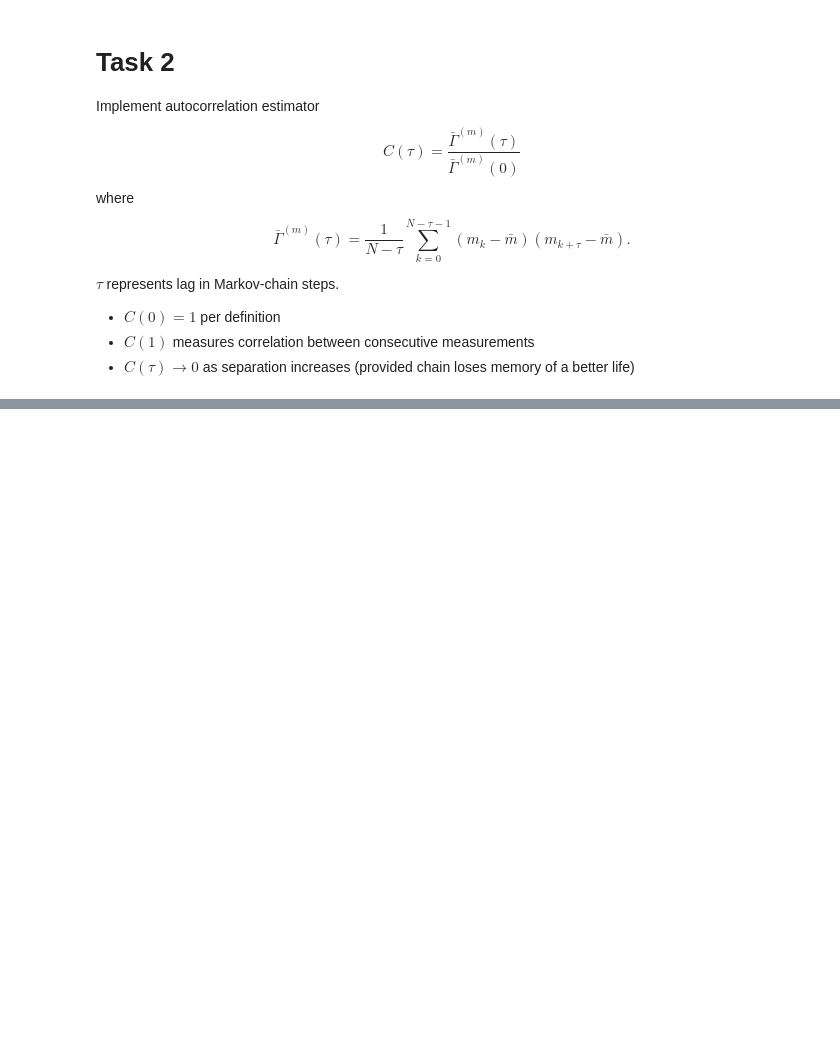
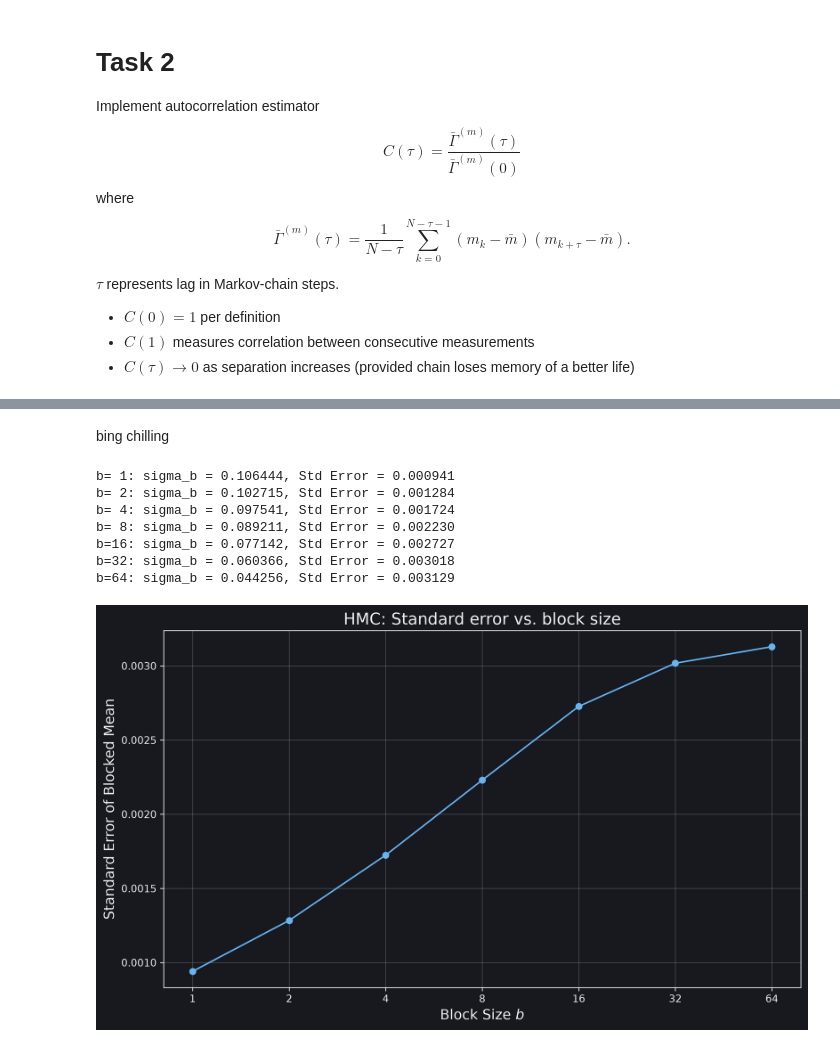
Before and after one commit to itzhaQQ/CompPhys, a Jupyter notebook: sheet04/cp04.ipynb, the cells around one changed output, grey strips where cells are left out. Cells and saved outputs as stored; diff of their text form; code cells hidden in the pictures; blank space fills up the shorter version.

```diff
--- a/sheet04/cp04.ipynb
+++ b/sheet04/cp04.ipynb
@@ -326,0 +536,57 @@ N_md=4:C(0) = 1.0000,C(1) = 0.5955,C(10) = 0.2042
+# %% [markdown]
+bing chilling
+# %%
+# =============================================================
+# Task 3: naive standard error of blocked measurements
+
+standard_errors = []
+
+for b in block_sizes:
+
+    m_blocked = blocked_data[b]
+
+    # number of blocked measurements
+    N_blocks = len(m_blocked)
+
+    # sample standard deviation of blocked measurements
+    sigma_b = np.std(m_blocked, ddof=1)
+    # standard error of the mean
+    error_b = sigma_b / np.sqrt(N_blocks)
+    standard_errors.append(error_b)
+
+    print(
+        f"b={b:2d}: "
+        f"sigma_b = {sigma_b:.6f}, "
+        f"Std Error = {error_b:.6f}"
+    )
+
+fig, ax = plt.subplots(figsize=(10, 6), dpi=300)
+ax.plot(
+    block_sizes,
+    standard_errors,
+    marker="o",
+    linewidth=1.5,
+    color=colors[0]
+)
+ax.set_xscale("log", base=2)
+ax.set_xticks(block_sizes)
+ax.set_xticklabels(block_sizes)
+
+ax.set_xlabel(r"Block Size $b$", fontsize=14)
+ax.set_ylabel(r"Standard Error of Blocked Mean", fontsize=14)
+ax.set_title("HMC: Standard error vs. block size", fontsize=16)
+
+ax.grid(alpha=0.3)
+plt.tight_layout()
+plt.savefig("figs/hmc_standard_error_vs_block_size.pdf", dpi=300)
+plt.savefig("figs/hmc_standard_error_vs_block_size.png", dpi=300)
+plt.show()
+# %% [output]
+b= 1: sigma_b = 0.106444, Std Error = 0.000941
+b= 2: sigma_b = 0.102715, Std Error = 0.001284
+b= 4: sigma_b = 0.097541, Std Error = 0.001724
+b= 8: sigma_b = 0.089211, Std Error = 0.002230
+b=16: sigma_b = 0.077142, Std Error = 0.002727
+b=32: sigma_b = 0.060366, Std Error = 0.003018
+b=64: sigma_b = 0.044256, Std Error = 0.003129
+[figure, added]
```
Also changed, not shown: parts of 7 cells of this notebook, 7 other files.
